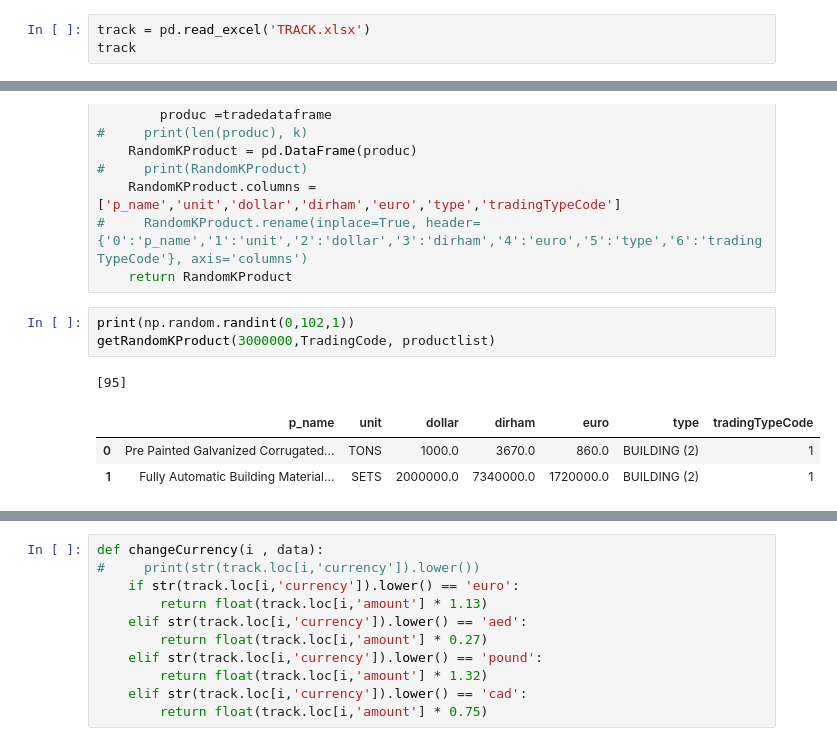
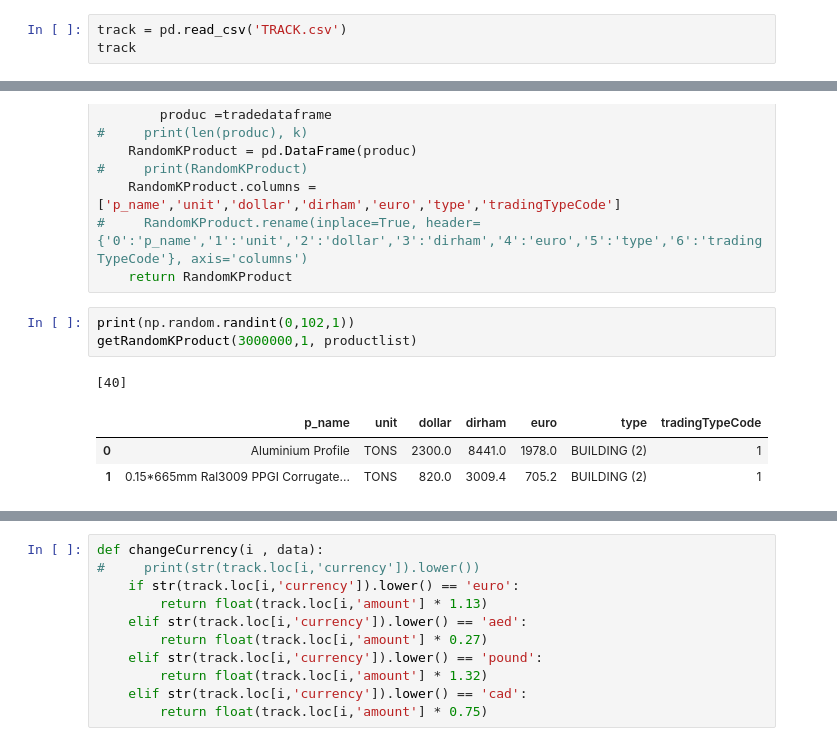
Before and after one commit to aminkhod/Abacas-transaction, a Jupyter notebook: transaction _PO.ipynb, the cells around one changed output, grey strips where cells are left out. Cells and saved outputs as stored; diff of their text form.

```diff
--- a/transaction _PO.ipynb
+++ b/transaction _PO.ipynb
@@ -110,7 +110,7 @@ Colist
 | 214 | NATURAL TRADE LTD | North Vancouver- Canada | WOOD | Origin : Canada | Loading : North Vancouver- Canada | Discharge : North Vancouver- Canada | 34 |
 215 rows × 7 columns
 # %%
-track = pd.read_excel('TRACK.xlsx')
+track = pd.read_csv('TRACK.csv')
 track
 # %% [output]
 |  | refrence | COMPANY NAME | CO.City | SOURCE COMPANY | SourceCo.City | TYPE OF TRANSACTION | MONTH | ... |
@@ -455,12 +453,12 @@ def getRandomKProduct(amount,iD, datalist):
     return RandomKProduct
 # %%
 print(np.random.randint(0,102,1))
-getRandomKProduct(3000000,TradingCode, productlist)
+getRandomKProduct(3000000,1, productlist)
 # %% [output]
-[95]
+[40]
 |  | p_name | unit | dollar | dirham | euro | type | tradingTypeCode |
-| 0 | Pre Painted Galvanized Corrugated... | TONS | 1000.0 | 3670.0 | 860.0 | BUILDING (2) | 1 |
-| 1 | Fully Automatic Building Material... | SETS | 2000000.0 | 7340000.0 | 1720000.0 | BUILDING (2) | 1 |
+| 0 | Aluminium Profile | TONS | 2300.0 | 8441.0 | 1978.0 | BUILDING (2) | 1 |
+| 1 | 0.15*665mm Ral3009 PPGI Corrugate... | TONS | 820.0 | 3009.4 | 705.2 | BUILDING (2) | 1 |
 # %%
 np.random.randint(1,10,3)
 # %% [output]
```
Also changed, not shown: parts of 4 cells of this notebook, 2 other files.
